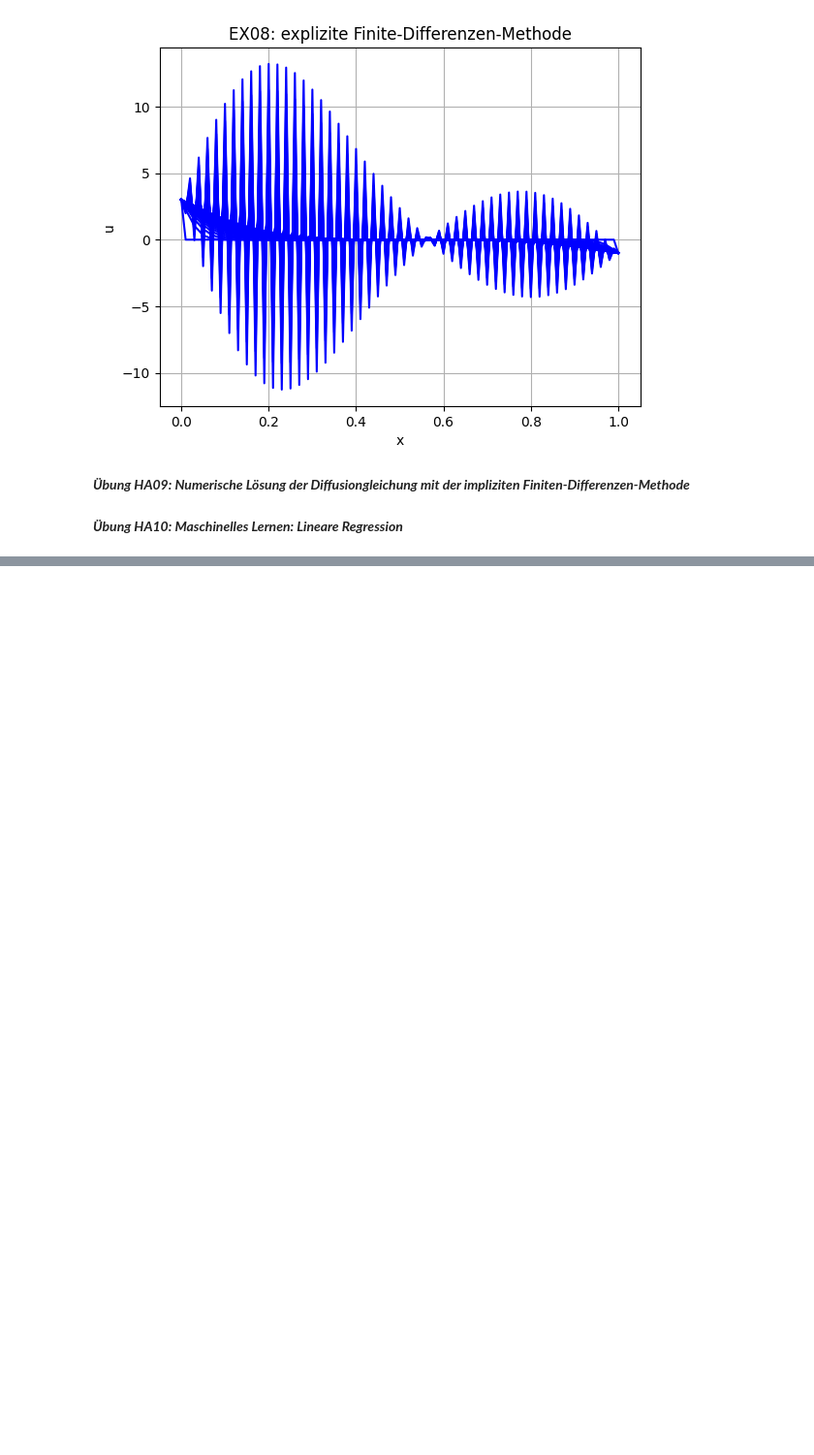
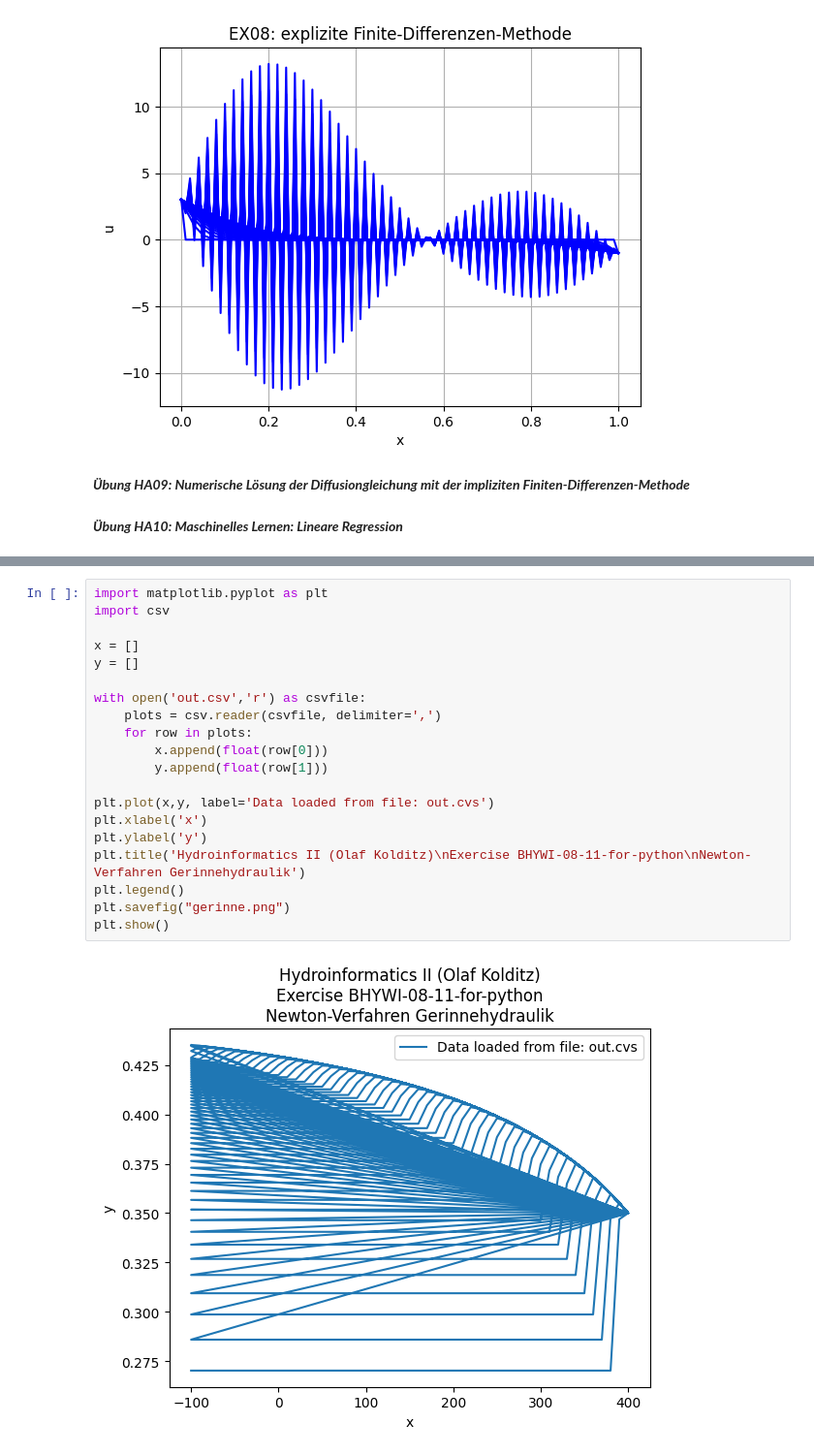
Before and after one commit to floho05/Hydroinformatik2025, a Jupyter notebook: Florian_Hoffmann.ipynb, the cells around one changed output, grey strips where cells are left out. Shown at 97% size. Saved outputs shown, nothing was run; the diff lists cells and outputs as text; blank space fills up the shorter version.

Commit message:
Aufgabe zu Gerinnehydraulik erledigt

```diff
--- a/Florian_Hoffmann.ipynb
+++ b/Florian_Hoffmann.ipynb
@@ -185,0 +211,22 @@ plt.show()
+# %%
+import matplotlib.pyplot as plt
+import csv
+
+x = []
+y = []
+
+with open('out.csv','r') as csvfile:
+    plots = csv.reader(csvfile, delimiter=',')
+    for row in plots:
+        x.append(float(row[0]))
+        y.append(float(row[1]))
+
+plt.plot(x,y, label='Data loaded from file: out.cvs')
+plt.xlabel('x')
+plt.ylabel('y')
+plt.title('Hydroinformatics II (Olaf Kolditz)\nExercise BHYWI-08-11-for-python\nNewton-Verfahren Gerinnehydraulik')
+plt.legend()
+plt.savefig("gerinne.png")
+plt.show()
+# %% [output]
+[figure, added]
```
Also changed, not shown: parts of 2 cells of this notebook, 10 other files.
